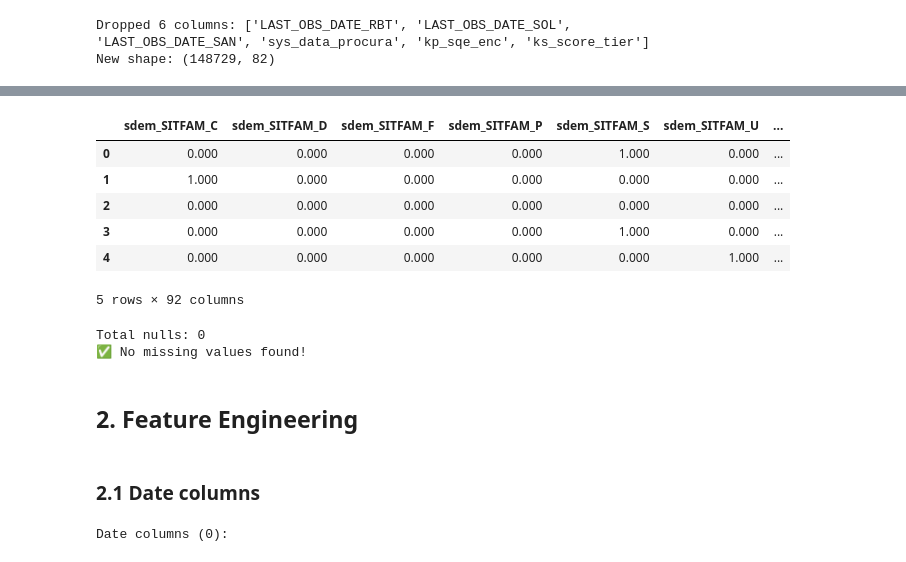
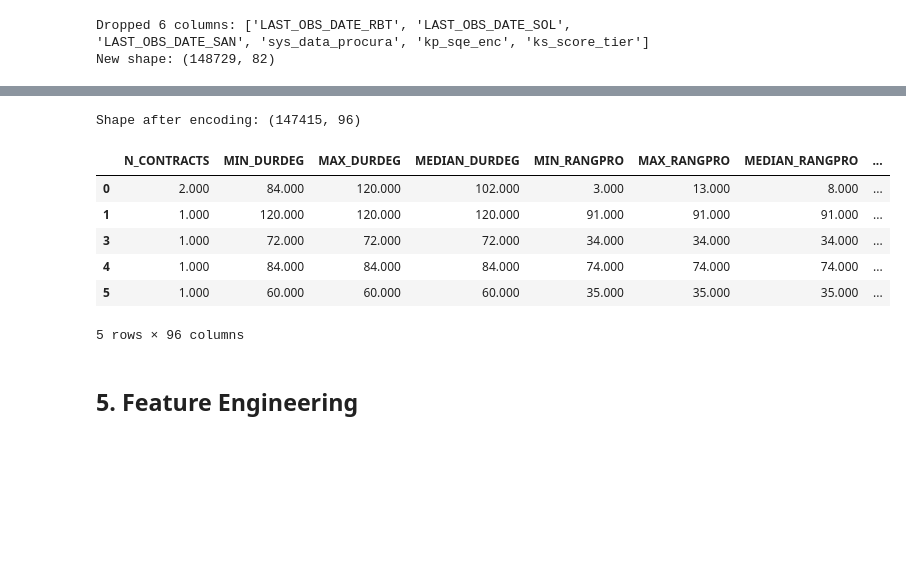
Before and after one commit to RuiSousaFerreiraIMS/Business_Case_BNP, a Jupyter notebook: notebooks/3b)Data_Preprocessing_EDA_Clusters.ipynb, the cells around one changed output, grey strips where cells are left out. Drawn from its saved outputs; the diff is of its cells as text; code cells hidden in the pictures; blank space fills up the shorter version.

```diff
--- a/notebooks/3b)Data_Preprocessing_EDA_Clusters.ipynb
+++ b/notebooks/3b)Data_Preprocessing_EDA_Clusters.ipynb
@@ -119,48 +196,16 @@ numerical_cols = customer.select_dtypes(include=['number']).columns.tolist()
-# %%
-categorical_cols = customer.select_dtypes(include=['object', 'category']).columns.tolist()
-numerical_cols = customer.select_dtypes(include=['number']).columns.tolist()
-preprocessor = ColumnTransformer([
-    ('onehot', OneHotEncoder(handle_unknown='ignore', sparse_output=False), categorical_cols),
-    ('scaler', RobustScaler(), numerical_cols)
-])
-pipeline = Pipeline([
-    ('preprocessor', preprocessor),
-    ('imputer', IterativeImputer(max_iter=10, random_state=42)),
-])
-customer_transformed = pipeline.fit_transform(customer)
-# Get column names: one-hot encoded + numerical
-ohe_cols = pipeline['preprocessor'].named_transformers_['onehot'].get_feature_names_out(categorical_cols).tolist()
-all_cols = ohe_cols + numerical_cols
-# Convert to DataFrame
-customer = pd.DataFrame(customer_transformed, columns=all_cols)
-# %%
-customer.head()
-# %% [output]
-|  | sdem_SITFAM_C | sdem_SITFAM_D | sdem_SITFAM_F | sdem_SITFAM_P | sdem_SITFAM_S | sdem_SITFAM_U | ... |
-| 0 | 0.000 | 0.000 | 0.000 | 0.000 | 1.000 | 0.000 | ... |
-| 1 | 1.000 | 0.000 | 0.000 | 0.000 | 0.000 | 0.000 | ... |
-| 2 | 0.000 | 0.000 | 0.000 | 0.000 | 0.000 | 0.000 | ... |
-| 3 | 0.000 | 0.000 | 0.000 | 0.000 | 1.000 | 0.000 | ... |
-| 4 | 0.000 | 0.000 | 0.000 | 0.000 | 0.000 | 1.000 | ... |
-5 rows × 92 columns
-# %%
-total_nulls = np.isnan(customer_transformed).sum()
-print(f"Total nulls: {total_nulls}")
-if total_nulls == 0:
-    print("✅ No missing values found!")
-else:
-    print(f"⚠️ Still {total_nulls} missing values remaining.")
-# %% [output]
-Total nulls: 0
-✅ No missing values found!
+# %%
+# One-Hot Encode
+customer = pd.get_dummies(customer, columns=['sdem_SITFAM', 'sdem_HABITAT'], drop_first=True, dtype=int)
+print(f"Shape after encoding: {customer.shape}")
+customer.head()
+# %% [output]
+Shape after encoding: (147415, 96)
+|  | N_CONTRACTS | MIN_DURDEG | MAX_DURDEG | MEDIAN_DURDEG | MIN_RANGPRO | MAX_RANGPRO | MEDIAN_RANGPRO | ... |
+| 0 | 2.000 | 84.000 | 120.000 | 102.000 | 3.000 | 13.000 | 8.000 | ... |
+| 1 | 1.000 | 120.000 | 120.000 | 120.000 | 91.000 | 91.000 | 91.000 | ... |
+| 3 | 1.000 | 72.000 | 72.000 | 72.000 | 34.000 | 34.000 | 34.000 | ... |
+| 4 | 1.000 | 84.000 | 84.000 | 84.000 | 74.000 | 74.000 | 74.000 | ... |
+| 5 | 1.000 | 60.000 | 60.000 | 60.000 | 35.000 | 35.000 | 35.000 | ... |
+5 rows × 96 columns
 # %% [markdown]
-## 2. Feature Engineering
+## 5. Feature Engineering
-# %% [markdown]
-### 2.1 Date columns
-# %%
-date_cols = customer.select_dtypes(include=['datetime64', 'datetimetz']).columns.tolist()
-print(f"Date columns ({len(date_cols)}):\n")
-for col in date_cols:
-    print(f"  - {col}")
-# %% [output]
-Date columns (0):
```
Also changed, not shown: parts of 20 cells of this notebook.
